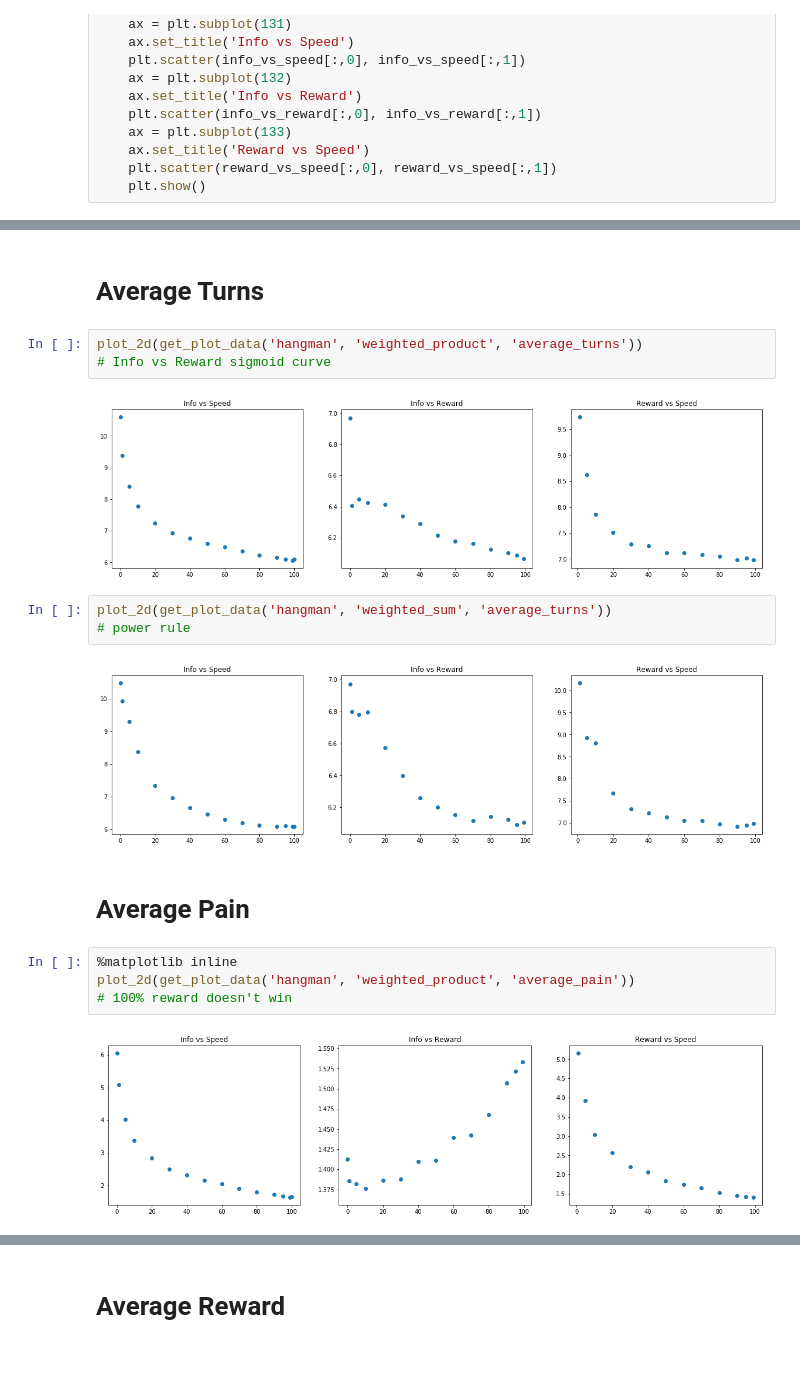
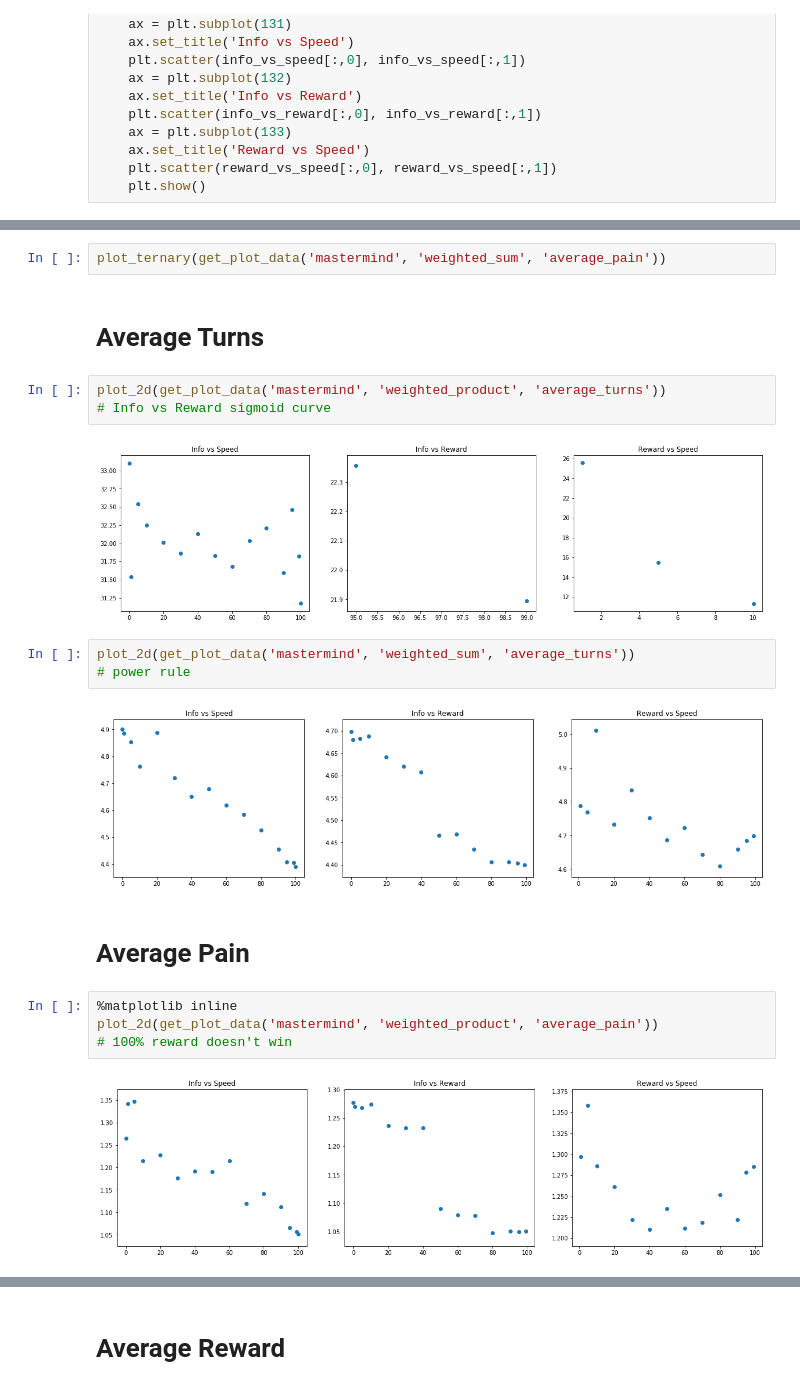
Before and after one commit to chrisconley/hangman, a Jupyter notebook: Hangman Stats.ipynb, the cells around one changed output, grey strips where cells are left out. Drawn from its saved outputs; the diff is of its cells as text; blank space fills up the shorter version.

```diff
--- a/Hangman Stats.ipynb
+++ b/Hangman Stats.ipynb
@@ -79,21 +83,23 @@ plot_ternary(get_plot_data('hangman', 'weighted_sum', 'average_turns'))
+# %%
+plot_ternary(get_plot_data('mastermind', 'weighted_sum', 'average_pain'))
 # %% [markdown]
 # Average Turns
 # %%
-plot_2d(get_plot_data('hangman', 'weighted_product', 'average_turns'))
+plot_2d(get_plot_data('mastermind', 'weighted_product', 'average_turns'))
 # Info vs Reward sigmoid curve
 # %% [output]
-[figure, old version]
+[figure, new version]
 # %%
-plot_2d(get_plot_data('hangman', 'weighted_sum', 'average_turns'))
+plot_2d(get_plot_data('mastermind', 'weighted_sum', 'average_turns'))
 # power rule
 # %% [output]
-[figure, old version]
+[figure, new version]
 # %% [markdown]
 # Average Pain
 # %%
 %matplotlib inline
-plot_2d(get_plot_data('hangman', 'weighted_product', 'average_pain'))
+plot_2d(get_plot_data('mastermind', 'weighted_product', 'average_pain'))
 # 100% reward doesn't win
 # %% [output]
-[figure, old version]
+[figure, new version]
 # %%
```
Also changed, not shown: parts of 8 cells of this notebook, 10 other files.
